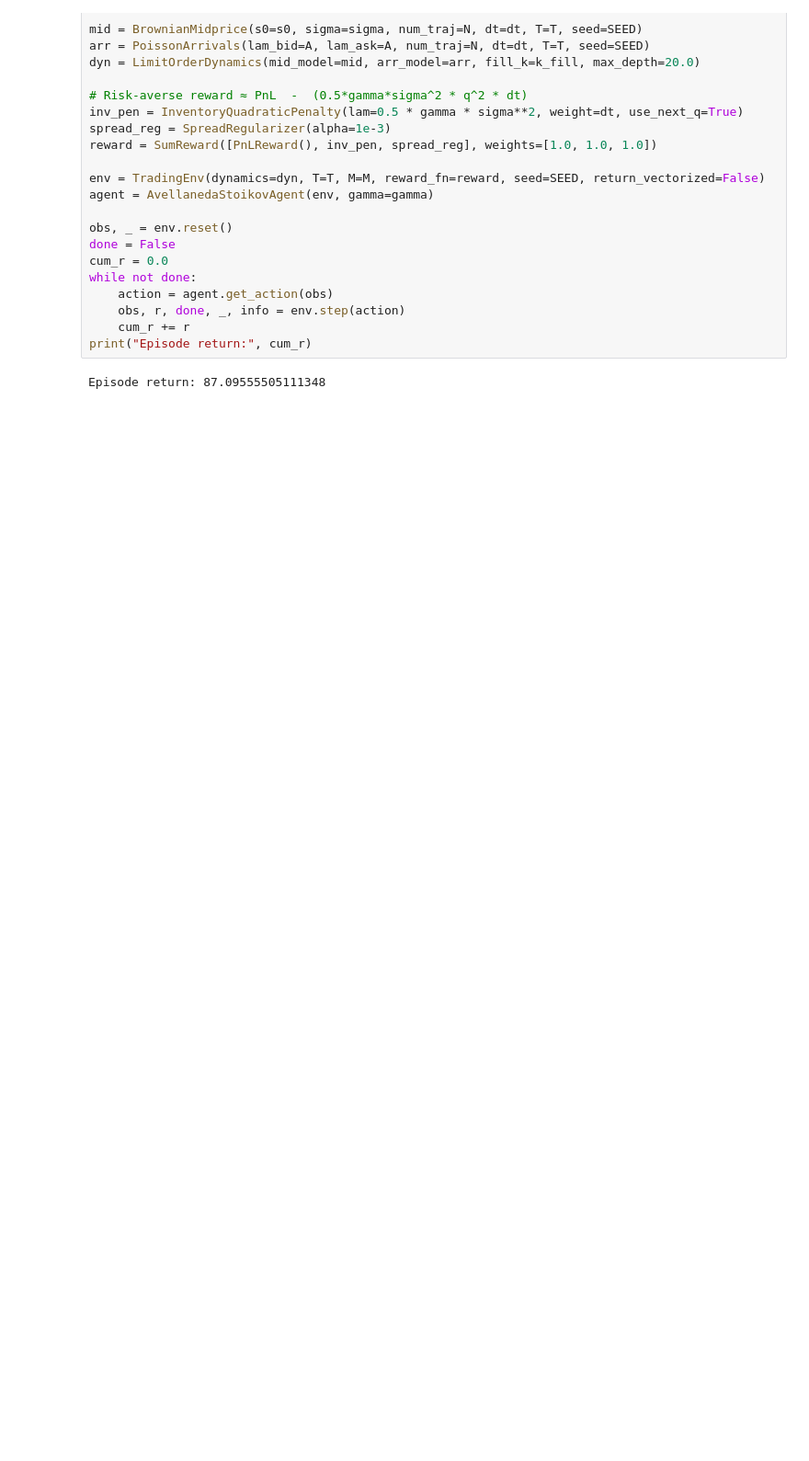
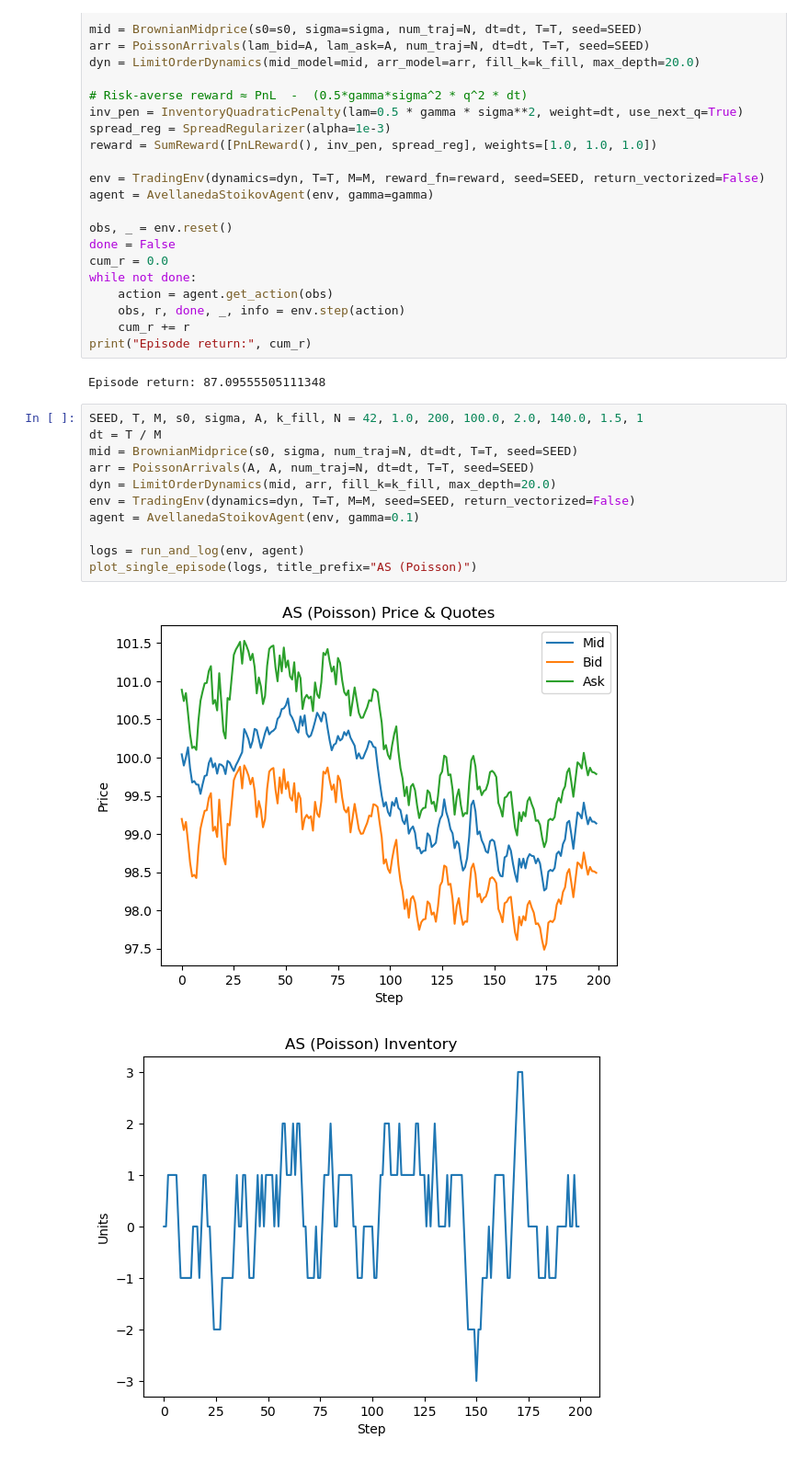
Before and after one commit to AA-ron2/Thesis_AI4Trading, a Jupyter notebook: test.ipynb, the cells around one changed output. Shown at 92% size. Drawn from its saved outputs; the diff is of its cells as text; blank space fills up the shorter version.

```diff
--- a/test.ipynb
+++ b/test.ipynb
@@ -36,3 +38,17 @@ while not done:
 print("Episode return:", cum_r)
 # %% [output]
 Episode return: 87.09555505111348
+# %%
+SEED, T, M, s0, sigma, A, k_fill, N = 42, 1.0, 200, 100.0, 2.0, 140.0, 1.5, 1
+dt = T / M
+mid = BrownianMidprice(s0, sigma, num_traj=N, dt=dt, T=T, seed=SEED)
+arr = PoissonArrivals(A, A, num_traj=N, dt=dt, T=T, seed=SEED)
+dyn = LimitOrderDynamics(mid, arr, fill_k=k_fill, max_depth=20.0)
+env = TradingEnv(dynamics=dyn, T=T, M=M, seed=SEED, return_vectorized=False)
+agent = AvellanedaStoikovAgent(env, gamma=0.1)
+
+logs = run_and_log(env, agent)
+plot_single_episode(logs, title_prefix="AS (Poisson)")
+# %% [output]
+[figure, added]
+[figure, added]
```
Also changed, not shown: parts of 5 cells of this notebook, 4 other files.
